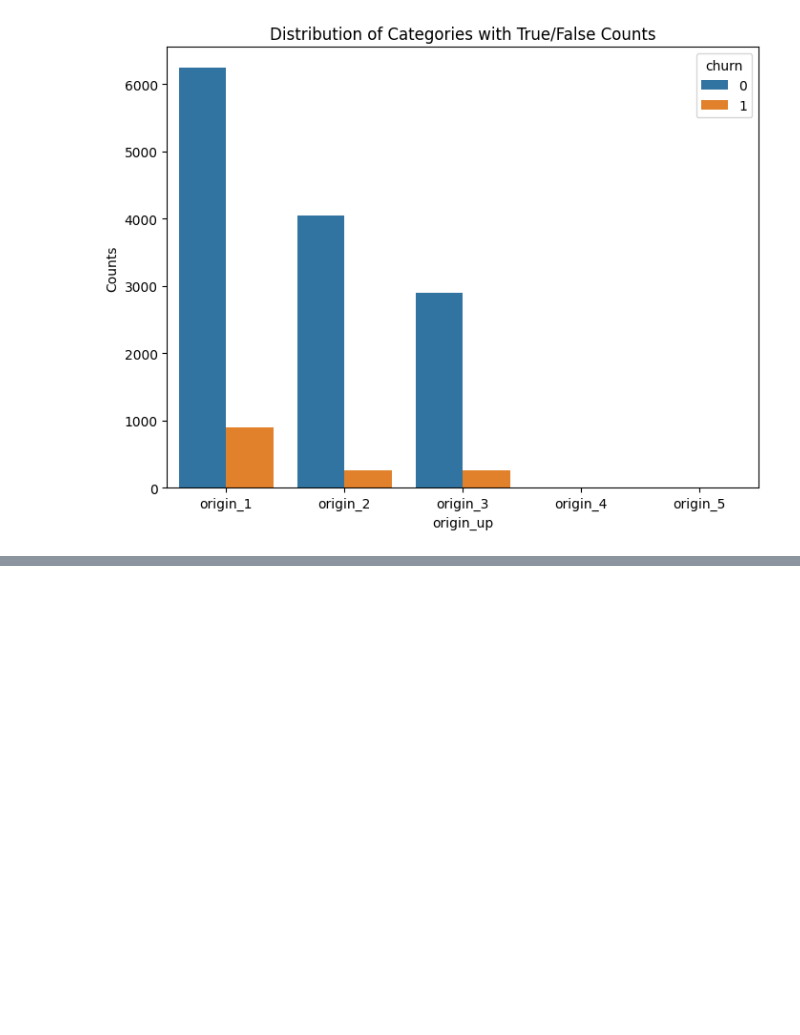
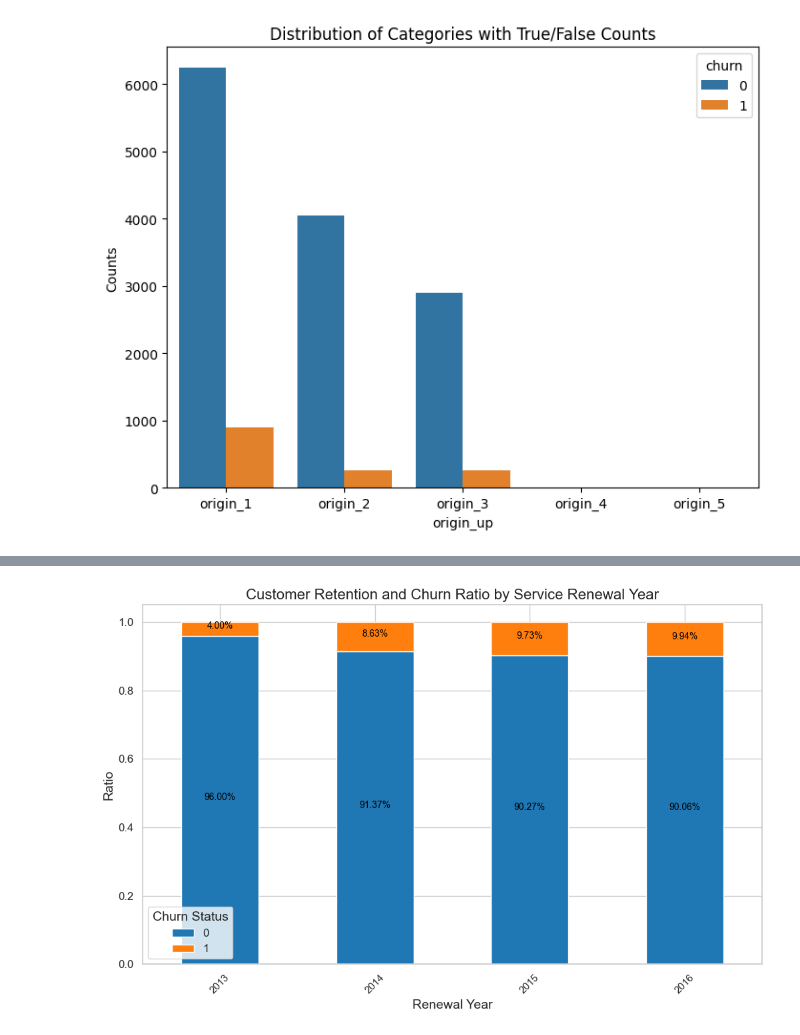
Before and after one commit to MetinUnlu/customer_churn, a Jupyter notebook: codes/eda_analysis.ipynb, the cells around one changed output, grey strips where cells are left out. Cells and saved outputs as stored; diff of their text form; code cells hidden in the pictures; blank space fills up the shorter version.

```diff
--- a/codes/eda_analysis.ipynb
+++ b/codes/eda_analysis.ipynb
@@ -399,0 +466,39 @@ Only noticeable point is "origin_up", which is code of the electricity campaign
+# %%
+import pandas as pd
+import matplotlib.pyplot as plt
+
+# Set the style of the visualization
+sns.set(style="whitegrid")
+
+# Convert 'start_date' to datetime and extract the year
+client_df['date_renewal_year'] = pd.to_datetime(client_df['date_renewal']).dt.year
+
+# Group by start year and churn, and count the occurrences
+yearly_data = client_df.groupby(['date_renewal_year', 'churn']).size().unstack(fill_value=0)
+
+# Calculate ratios for retention (0) and churn (1) for each year
+yearly_data_ratio = yearly_data.div(yearly_data.sum(axis=1), axis=0)
+
+# Plot stacked bar chart
+ax = yearly_data_ratio.plot(kind='bar', stacked=True, figsize=(12, 7), color=['#1f77b4', '#ff7f0e'])
+
+# Annotate each bar with the percentage
+for n, x in enumerate([*yearly_data_ratio.index.values]):
+    for (proportion, y_loc) in zip(yearly_data_ratio.loc[x],
+                                   yearly_data_ratio.loc[x].cumsum()):
+        ax.text(x=n, y=(y_loc - proportion) + (proportion / 2), s=f'{proportion:.2%}', color='black', fontsize=10, ha='center')
+
+# Adding labels and title
+plt.xlabel('Renewal Year', fontsize=14)
+plt.ylabel('Ratio', fontsize=14)
+plt.title('Customer Retention and Churn Ratio by Service Renewal Year', fontsize=16)
+plt.xticks(rotation=45)  # Rotate x-axis labels for better readability
+plt.yticks(fontsize=12)
+
+# Adjust legend
+plt.legend(title='Churn Status', fontsize=12, title_fontsize=14)
+
+# Show plot
+plt.show()
+# %% [output]
+[figure, added]
```
Also changed, not shown: parts of 8 cells of this notebook.
